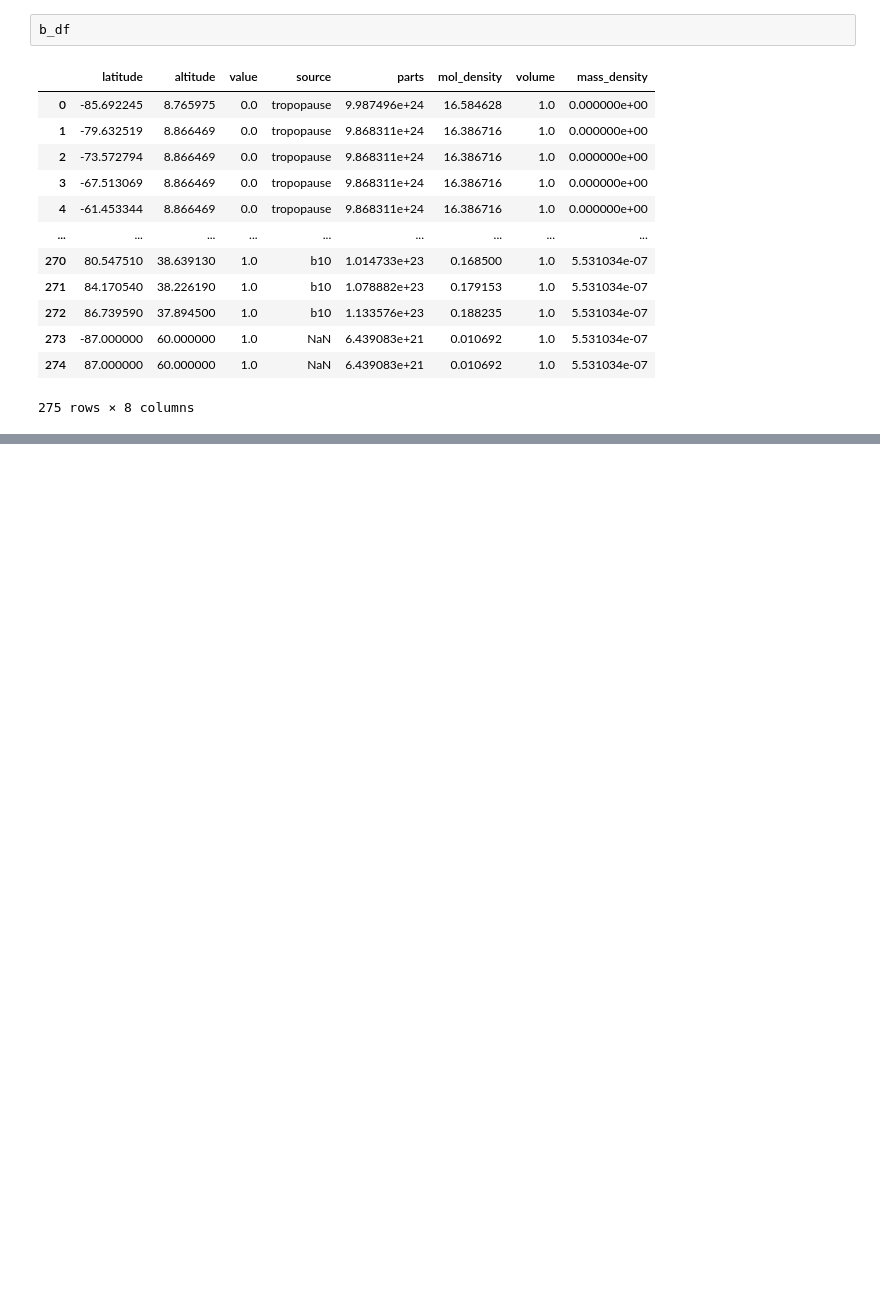
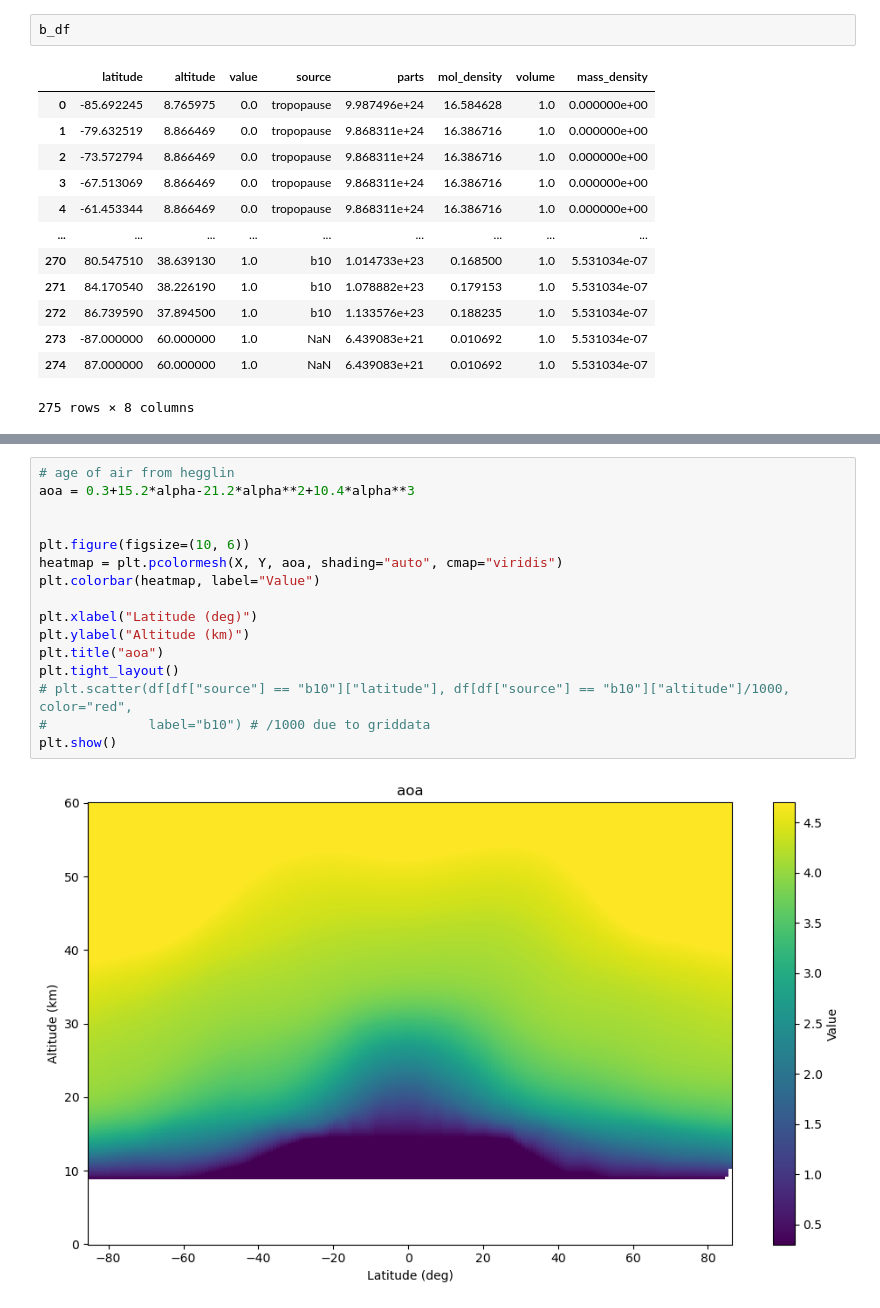
Before and after one commit to atzeharmsen/sandbox2, a Jupyter notebook: data_collection.ipynb, the cells around one changed output, grey strips where cells are left out. Cells and saved outputs as stored; diff of their text form; blank space fills up the shorter version.

```diff
--- a/data_collection.ipynb
+++ b/data_collection.ipynb
@@ -1007,0 +1068,18 @@ b_df
+# %%
+# age of air from hegglin
+aoa = 0.3+15.2*alpha-21.2*alpha**2+10.4*alpha**3
+
+
+plt.figure(figsize=(10, 6))
+heatmap = plt.pcolormesh(X, Y, aoa, shading="auto", cmap="viridis")
+plt.colorbar(heatmap, label="Value")
+
+plt.xlabel("Latitude (deg)")
+plt.ylabel("Altitude (km)")
+plt.title("aoa")
+plt.tight_layout()
+# plt.scatter(df[df["source"] == "b10"]["latitude"], df[df["source"] == "b10"]["altitude"]/1000, color="red",
+#             label="b10") # /1000 due to griddata
+plt.show()
+# %% [output]
+[figure, added]
```
Also changed, not shown: parts of 15 cells of this notebook, 5 other files.
